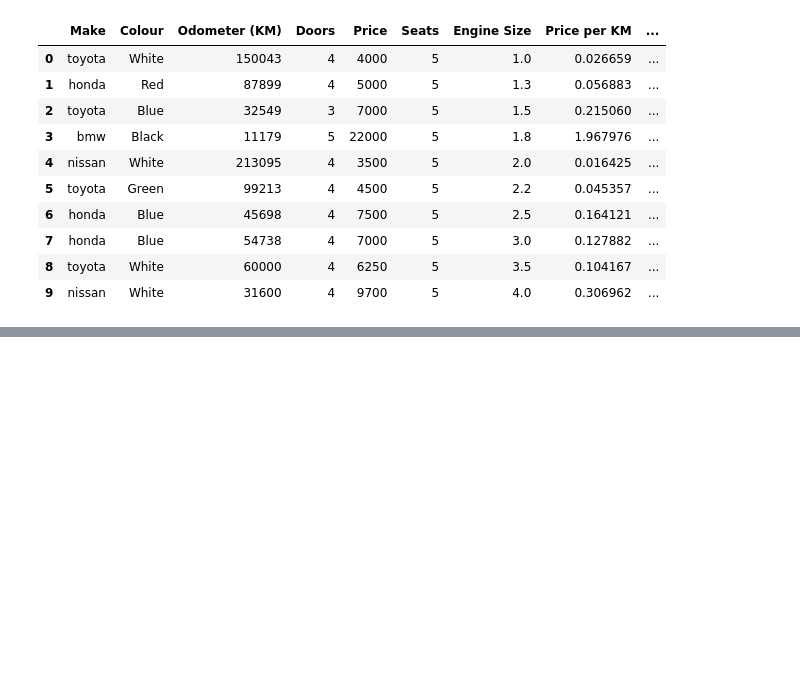
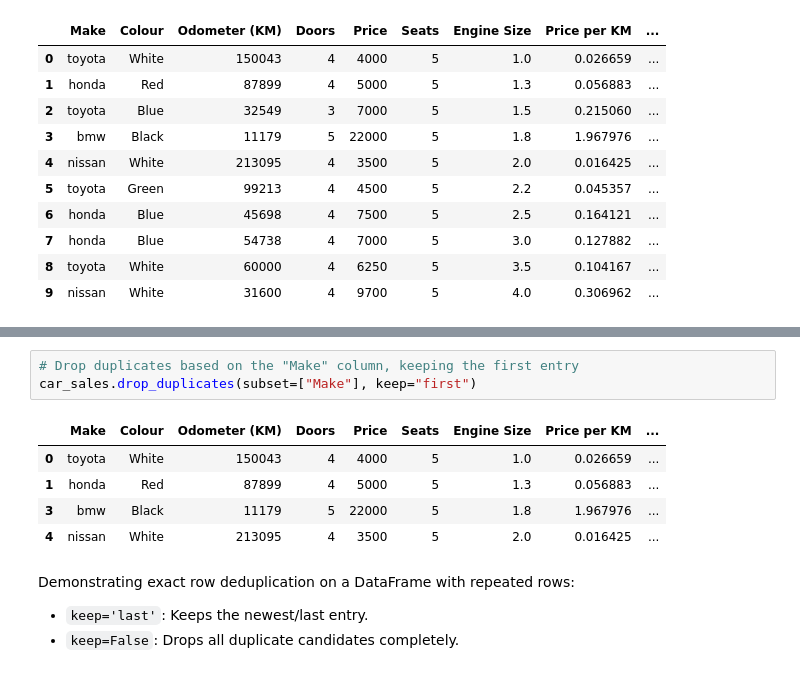
Before and after one commit to RezwanZani/path-to-ai-ml, a Jupyter notebook: Data Analysis/02_Pandas.ipynb, the cells around one changed output, grey strips where cells are left out. Saved outputs shown, nothing was run; the diff lists cells and outputs as text; blank space fills up the shorter version.

```diff
--- a/Data Analysis/02_Pandas.ipynb
+++ b/Data Analysis/02_Pandas.ipynb
@@ -1176,0 +1325,13 @@ car_sales
+# %%
+# Drop duplicates based on the "Make" column, keeping the first entry
+car_sales.drop_duplicates(subset=["Make"], keep="first")
+# %% [output]
+|  | Make | Colour | Odometer (KM) | Doors | Price | Seats | Engine Size | Price per KM | ... |
+| 0 | toyota | White | 150043 | 4 | 4000 | 5 | 1.0 | 0.026659 | ... |
+| 1 | honda | Red | 87899 | 4 | 5000 | 5 | 1.3 | 0.056883 | ... |
+| 3 | bmw | Black | 11179 | 5 | 22000 | 5 | 1.8 | 1.967976 | ... |
+| 4 | nissan | White | 213095 | 4 | 3500 | 5 | 2.0 | 0.016425 | ... |
+# %% [markdown]
+Demonstrating exact row deduplication on a DataFrame with repeated rows:
+- `keep='last'`: Keeps the newest/last entry.
+- `keep=False`: Drops all duplicate candidates completely.
```
Also changed, not shown: parts of 36 cells of this notebook.
